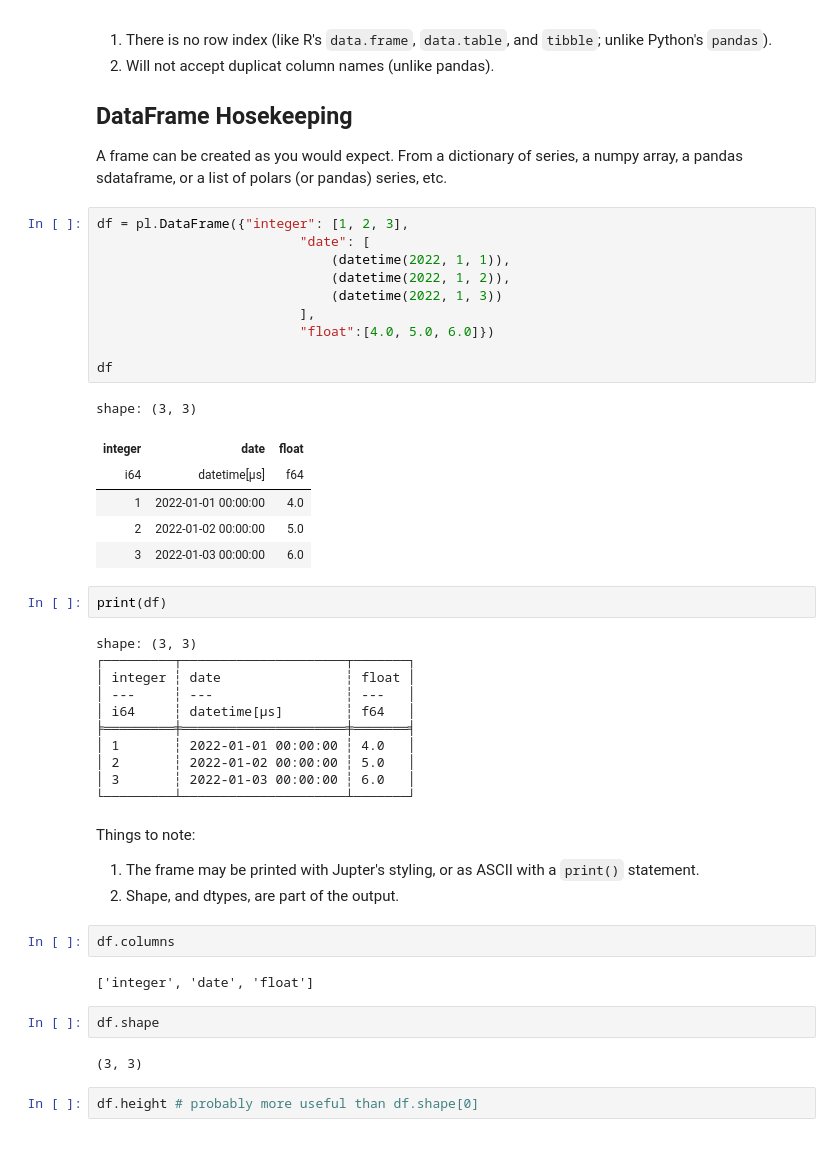
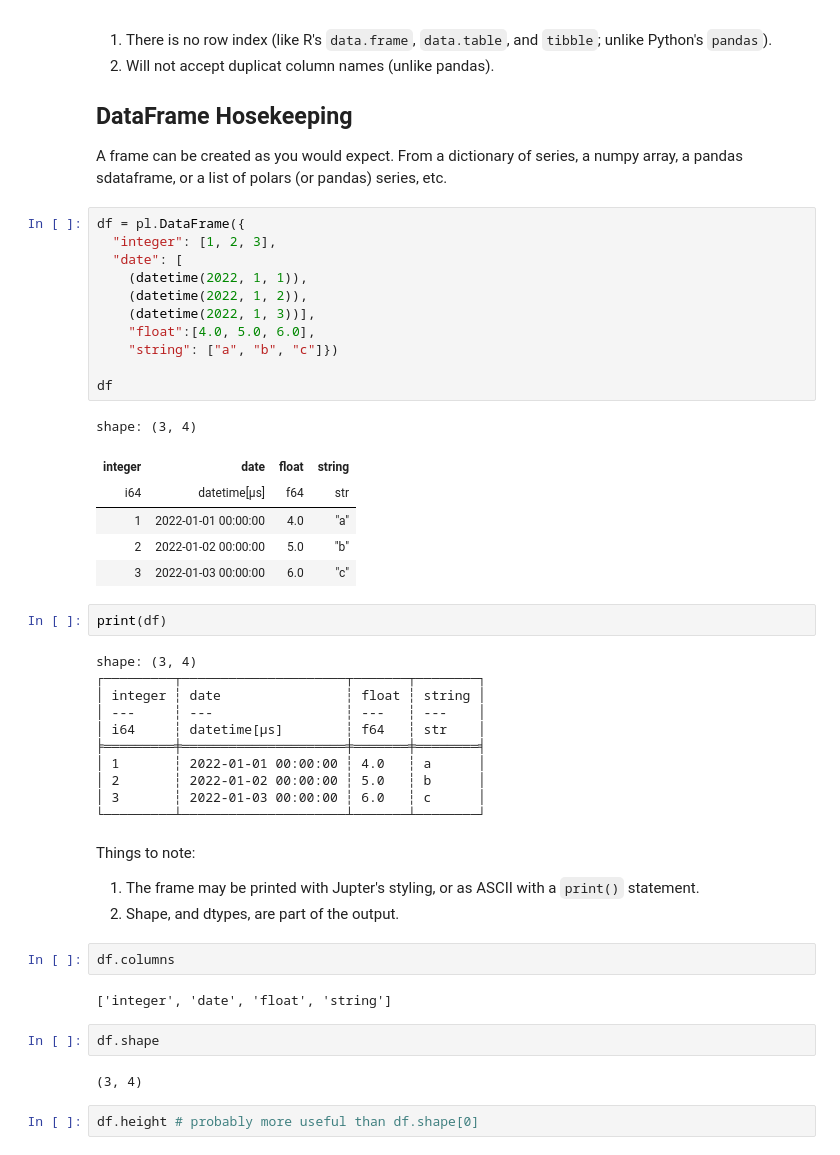
Before and after one commit to johnros/polars_demo, a Jupyter notebook: polars_to_preview.ipynb, the cells around one changed output. Drawn from its saved outputs; the diff is of its cells as text.

Commit message:
update to frames

```diff
--- a/polars_to_preview.ipynb
+++ b/polars_to_preview.ipynb
@@ -1848,35 +1849,36 @@ General:
 A frame can be created as you would expect.
 From a dictionary of series, a numpy array, a pandas sdataframe, or a list of polars (or pandas) series, etc.
 # %%
-df = pl.DataFrame({"integer": [1, 2, 3],
-                          "date": [
-                              (datetime(2022, 1, 1)),
-                              (datetime(2022, 1, 2)),
-                              (datetime(2022, 1, 3))
-                          ],
-                          "float":[4.0, 5.0, 6.0]})
+df = pl.DataFrame({
+  "integer": [1, 2, 3],
+  "date": [
+    (datetime(2022, 1, 1)),
+    (datetime(2022, 1, 2)),
+    (datetime(2022, 1, 3))],
+    "float":[4.0, 5.0, 6.0],
+    "string": ["a", "b", "c"]})
 
 df
 # %% [output]
-shape: (3, 3)
+shape: (3, 4)
-| integer | date | float |
-| i64 | datetime[μs] | f64 |
-| 1 | 2022-01-01 00:00:00 | 4.0 |
-| 2 | 2022-01-02 00:00:00 | 5.0 |
-| 3 | 2022-01-03 00:00:00 | 6.0 |
+| integer | date | float | string |
+| i64 | datetime[μs] | f64 | str |
+| 1 | 2022-01-01 00:00:00 | 4.0 | "a" |
+| 2 | 2022-01-02 00:00:00 | 5.0 | "b" |
+| 3 | 2022-01-03 00:00:00 | 6.0 | "c" |
 # %%
 print(df)
 # %% [output]
-shape: (3, 3)
-┌─────────┬─────────────────────┬───────┐
-│ integer ┆ date                ┆ float │
-│ ---     ┆ ---                 ┆ ---   │
-│ i64     ┆ datetime[μs]        ┆ f64   │
-╞═════════╪═════════════════════╪═══════╡
-│ 1       ┆ 2022-01-01 00:00:00 ┆ 4.0   │
-│ 2       ┆ 2022-01-02 00:00:00 ┆ 5.0   │
-│ 3       ┆ 2022-01-03 00:00:00 ┆ 6.0   │
-└─────────┴─────────────────────┴───────┘
+shape: (3, 4)
+┌─────────┬─────────────────────┬───────┬────────┐
+│ integer ┆ date                ┆ float ┆ string │
+│ ---     ┆ ---                 ┆ ---   ┆ ---    │
+│ i64     ┆ datetime[μs]        ┆ f64   ┆ str    │
+╞═════════╪═════════════════════╪═══════╪════════╡
+│ 1       ┆ 2022-01-01 00:00:00 ┆ 4.0   ┆ a      │
+│ 2       ┆ 2022-01-02 00:00:00 ┆ 5.0   ┆ b      │
+│ 3       ┆ 2022-01-03 00:00:00 ┆ 6.0   ┆ c      │
+└─────────┴─────────────────────┴───────┴────────┘
 # %% [markdown]
 Things to note:
 
@@ -1885,11 +1887,11 @@ Things to note:
 # %%
 df.columns
 # %% [output]
-['integer', 'date', 'float']
+['integer', 'date', 'float', 'string']
 # %%
 df.shape
 # %% [output]
-(3, 3)
+(3, 4)
 # %%
 df.height # probably more useful than df.shape[0]
 # %% [output]
```
Also changed, not shown: parts of 111 cells of this notebook, 3 other files.
